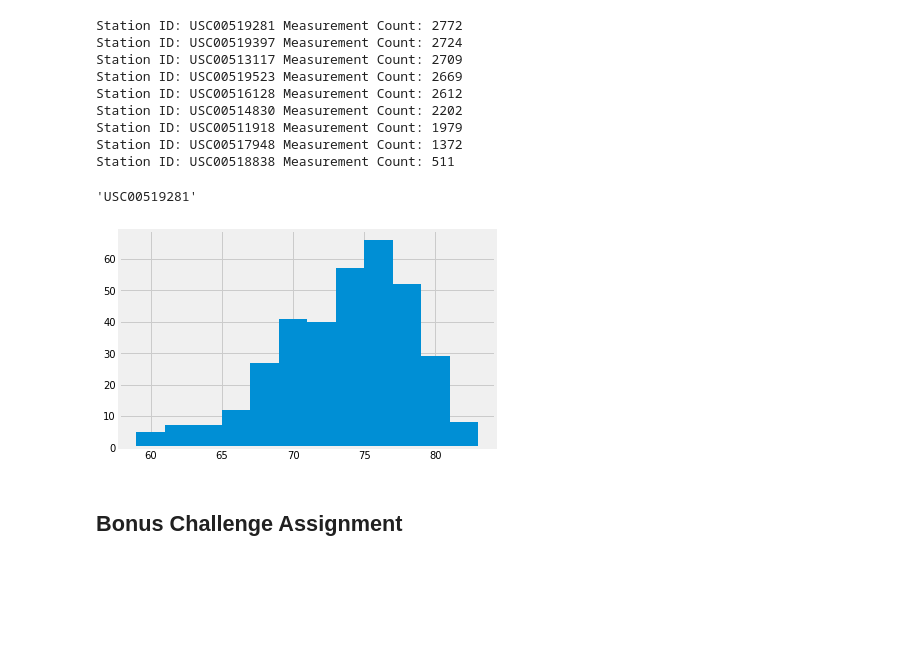
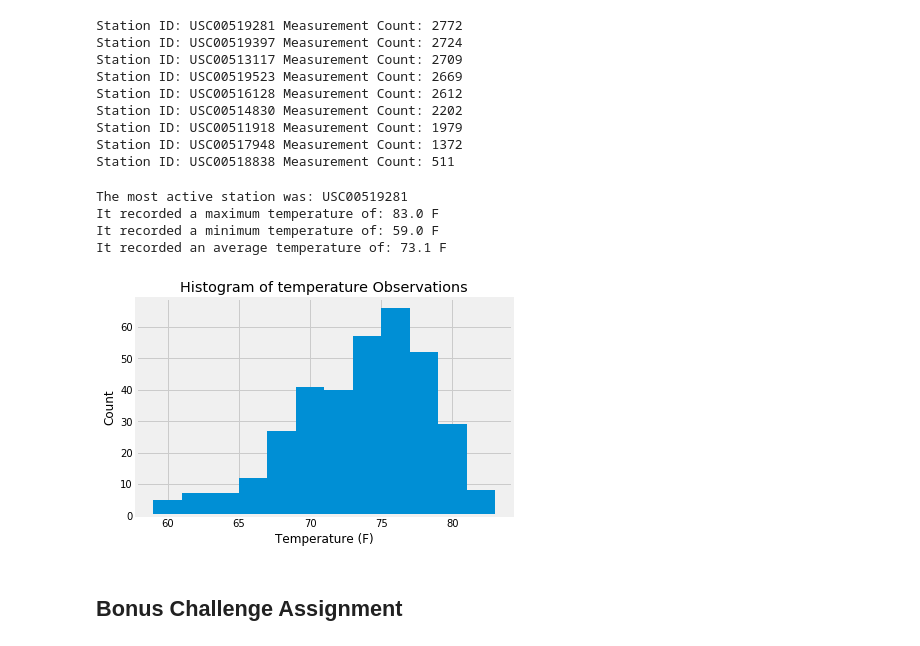
Before and after one commit to mgood13/sqlalchemy-challenge, a Jupyter notebook: climate_starter.ipynb, the cells around one changed output. Cells and saved outputs as stored; diff of their text form; code cells hidden in the pictures; blank space fills up the shorter version.

```diff
--- a/climate_starter.ipynb
+++ b/climate_starter.ipynb
@@ -185,23 +211,41 @@ Station ID: USC00514830 Measurement Count: 2202
 Station ID: USC00511918 Measurement Count: 1979
 Station ID: USC00517948 Measurement Count: 1372
 Station ID: USC00518838 Measurement Count: 511
-# %%
-# Using the station id from the previous query, calculate the lowest temperature recorded,
-# highest temperature recorded, and average temperature of the most active station?
-activestation = stationscount[0][0]
-activestation
-# %% [output]
-'USC00519281'
+# %%
+# Using the station id from the previous query, calculate the lowest temperature recorded,
+# highest temperature recorded, and average temperature of the most active station?
+# Retrieve the station with the most observations
+activestation = stationscount[0][0]
+activestation
+measuretemp = pd.DataFrame(session.query(Measurement.station,Measurement.date, Measurement.tobs).filter(Measurement.date > yearago).all())
+small_df = measuretemp.loc[measuretemp['station'] == activestation,:]
+# Extract the values of interest
+maxtemp = small_df['tobs'].max()
+mintemp = small_df['tobs'].min()
+avgtemp = round(small_df['tobs'].mean(),2)
+# Print them in a readable way
+print(f"The most active station was: {activestation}")
+print(f'It recorded a maximum temperature of: {maxtemp} F')
+print(f'It recorded a minimum temperature of: {mintemp} F')
+print(f'It recorded an average temperature of: {avgtemp} F')
+# %% [output]
+The most active station was: USC00519281
+It recorded a maximum temperature of: 83.0 F
+It recorded a minimum temperature of: 59.0 F
+It recorded an average temperature of: 73.1 F
 # %%
 # Choose the station with the highest number of temperature observations.
 # Query the last 12 months of temperature observation data for this station and plot the results as a histogram
 temp_data = pd.DataFrame(session.query(Measurement.date, Measurement.tobs).filter(Measurement.date > yearago).filter(Measurement.station == activestation).all())
 temp_data.head()
 
 plt.hist(temp_data['tobs'],bins = 12)
+plt.title('Histogram of temperature Observations')
+plt.ylabel('Count')
+plt.xlabel('Temperature (F)')
 plt.show()
 # %% [output]
-[figure, old version]
+[figure, new version]
 # %% [markdown]
 ## Bonus Challenge Assignment
 # %%
```
Also changed, not shown: parts of 23 cells of this notebook.
